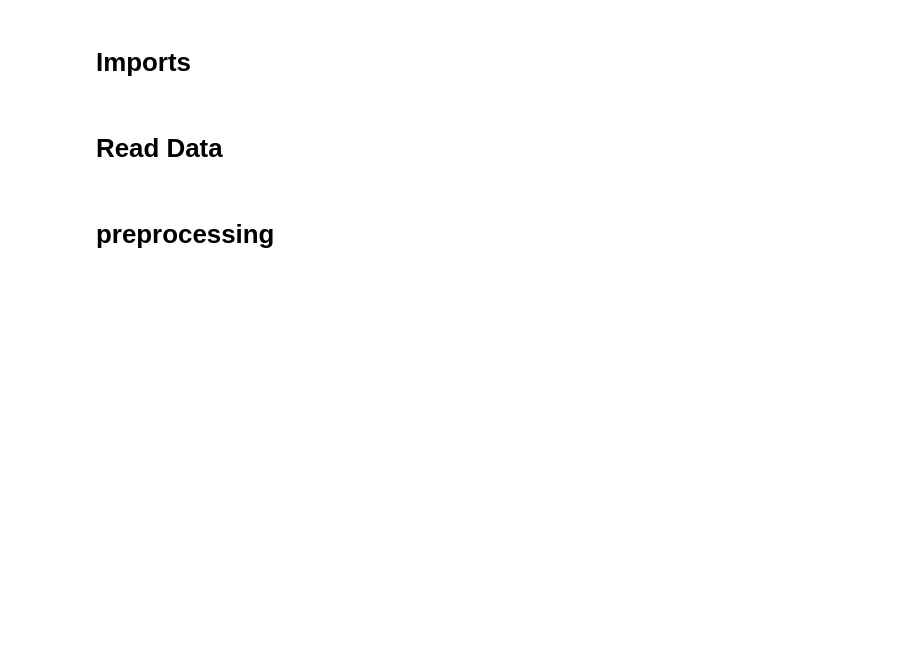
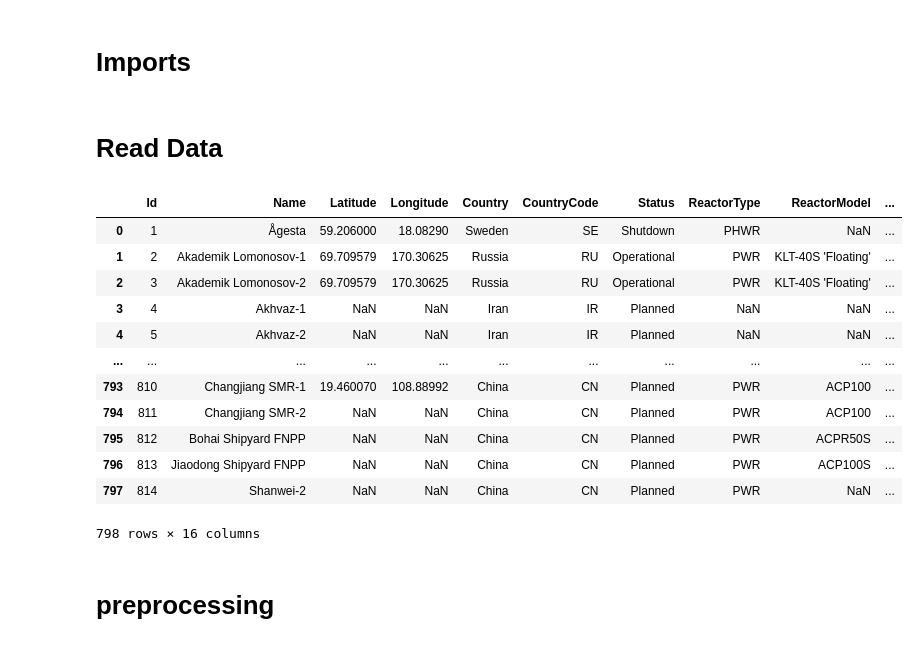
Before and after one commit to Mohamed-El-Kasaby/Dashboard, a Jupyter notebook: Final Dash/Distribution Of Nuclear Power In The World.ipynb, the cells around one changed output. Drawn from its saved outputs; the diff is of its cells as text; code cells hidden in the pictures; blank space fills up the shorter version.

```diff
--- a/Final Dash/Distribution Of Nuclear Power In The World.ipynb
+++ b/Final Dash/Distribution Of Nuclear Power In The World.ipynb
@@ -14,8 +14,22 @@ import dash_bootstrap_components as dbc
 # %%
 #read csv file and mapbox token for maps themes
 df = pd.read_csv('nuclear_power_plants.csv')
 token = open(".mapbox_token").read() # you will need your own token
-# df
+df
+# %% [output]
+|  | Id | Name | Latitude | Longitude | Country | CountryCode | Status | ReactorType | ReactorModel | ... |
+| 0 | 1 | Ågesta | 59.206000 | 18.08290 | Sweden | SE | Shutdown | PHWR | NaN | ... |
+| 1 | 2 | Akademik Lomonosov-1 | 69.709579 | 170.30625 | Russia | RU | Operational | PWR | KLT-40S 'Floating' | ... |
+| 2 | 3 | Akademik Lomonosov-2 | 69.709579 | 170.30625 | Russia | RU | Operational | PWR | KLT-40S 'Floating' | ... |
+| 3 | 4 | Akhvaz-1 | NaN | NaN | Iran | IR | Planned | NaN | NaN | ... |
+| 4 | 5 | Akhvaz-2 | NaN | NaN | Iran | IR | Planned | NaN | NaN | ... |
+| ... | ... | ... | ... | ... | ... | ... | ... | ... | ... | ... |
+| 793 | 810 | Changjiang SMR-1 | 19.460070 | 108.88992 | China | CN | Planned | PWR | ACP100 | ... |
+| 794 | 811 | Changjiang SMR-2 | NaN | NaN | China | CN | Planned | PWR | ACP100 | ... |
+| 795 | 812 | Bohai Shipyard FNPP | NaN | NaN | China | CN | Planned | PWR | ACPR50S | ... |
+| 796 | 813 | Jiaodong Shipyard FNPP | NaN | NaN | China | CN | Planned | PWR | ACP100S | ... |
+| 797 | 814 | Shanwei-2 | NaN | NaN | China | CN | Planned | PWR | NaN | ... |
+798 rows × 16 columns
 # %% [markdown]
 # preprocessing
 # %%
```
Also changed, not shown: parts of 1 cell of this notebook.
